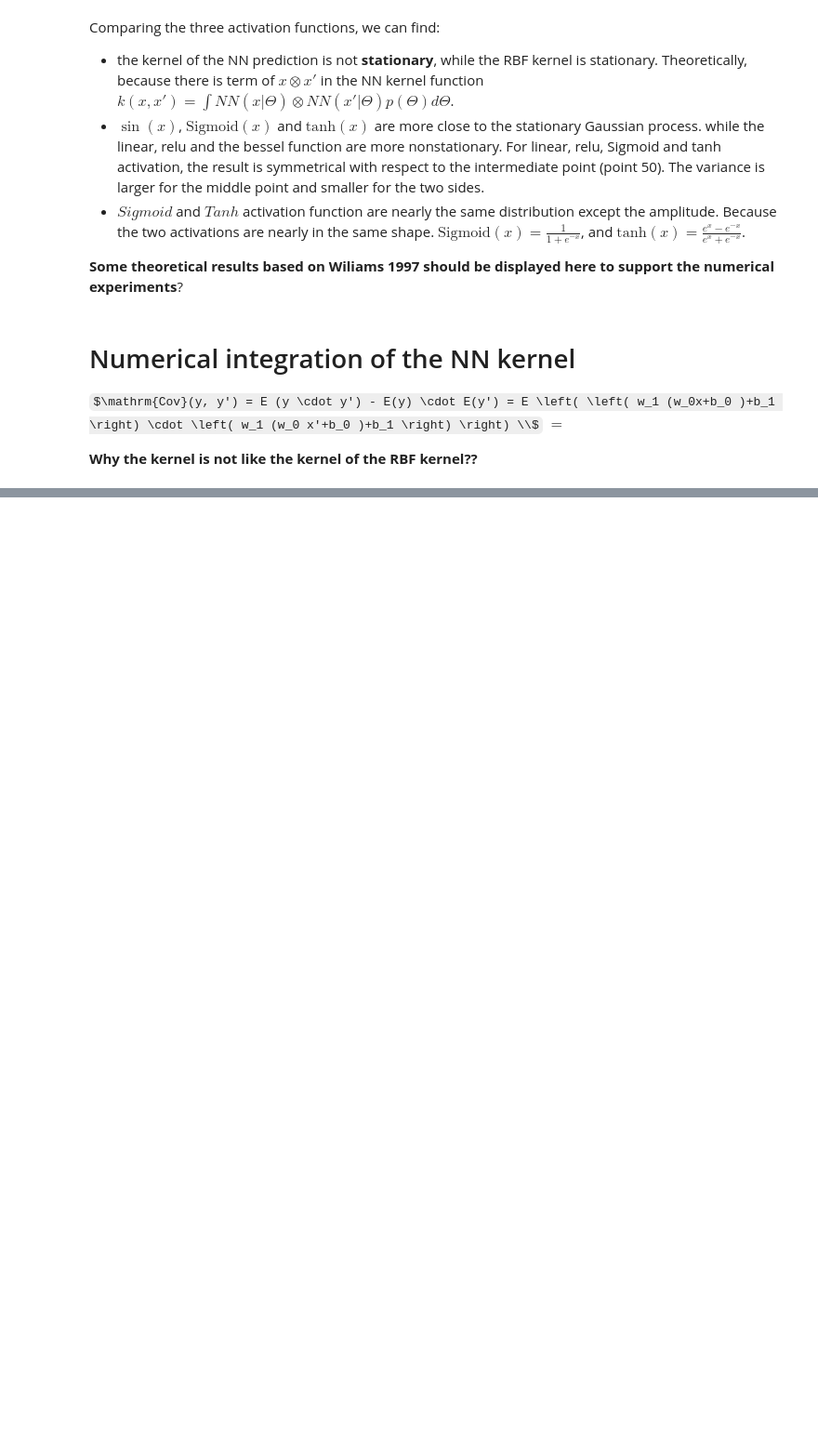
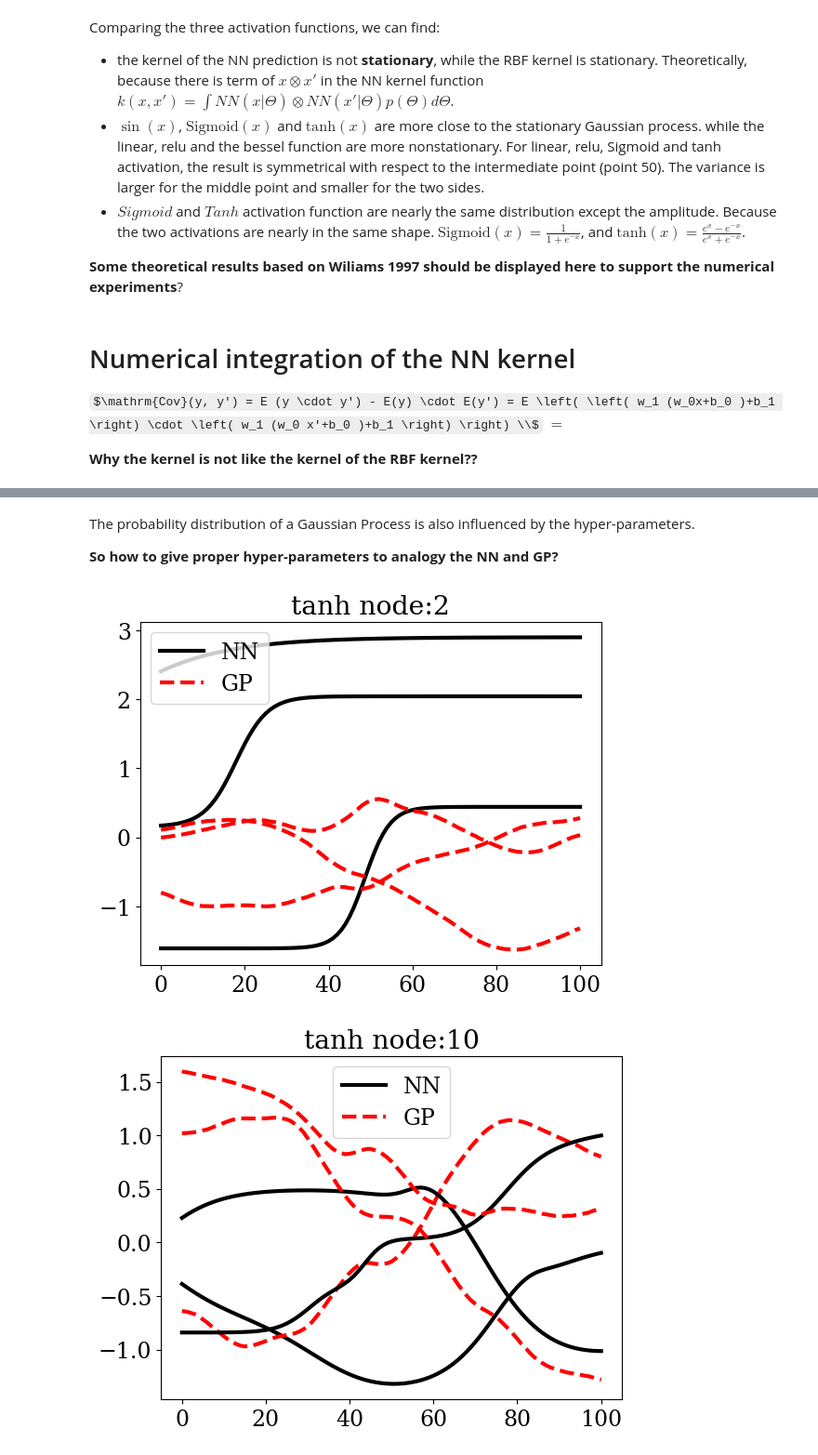
Before and after one commit to guanshaoheng/gaussian_nn_tugraz, a Jupyter notebook: link_NN_Gaussian/NN_is_GP.ipynb, the cells around one changed output, grey strips where cells are left out. Shown at 93% size. Saved outputs shown, nothing was run; the diff lists cells and outputs as text; code cells hidden in the pictures; some formulas as TeX source; blank space fills up the shorter version.

```diff
--- a/link_NN_Gaussian/NN_is_GP.ipynb
+++ b/link_NN_Gaussian/NN_is_GP.ipynb
@@ -342,0 +370,29 @@ for i in ['linear', 'sigmoid', 'tanh', 'relu', 'sin', 'bessel']:
+# %% [markdown]
+The probability distribution of a Gaussian Process is also influenced by the hyper-parameters.
+
+**So how to give proper hyper-parameters to analogy the NN and GP?**
+# %%
+def plot_samples(hidden_node, activation = 'tanh', num_samples=1000):
+
+    # compute the NN kernel then used in the Gaussian sampling
+    y_nn = rand_gen_NN(hidden=hidden_node, num_samples=num_samples, activation=activation)
+    k_nn = np.einsum('mi, mj->ij', y_nn, y_nn)/num_samples
+
+    y_gp = np.random.multivariate_normal(mean=np.zeros(nx), cov=k_nn, size=3)
+
+    y = rand_gen_NN(hidden=hidden_node, num_samples=num_samples, activation=activation)
+    plt.title('%s node:%d' % (activation, hidden_node))
+    plt.plot(y[0].T, 'k', label='NN')
+    plt.plot(y_gp[0].T, '--r', label='GP')
+    plt.plot(y[1:3].T, 'k')
+    plt.plot(y_gp[1:3].T, '--r')
+    plt.legend()
+    fig=plt.gcf()
+    fig.savefig('figs/gaussian_NN_sample_based_on_NNkernel_%s_node%d.jpg' % (activation, hidden_node),
+                dpi=200)
+    plt.show()
+for hidden_node in [2, 10, 100, 1000]:
+    plot_samples(hidden_node=hidden_node)
+# %% [output]
+[figure, added]
+[figure, added]
```
Also changed, not shown: parts of 14 cells of this notebook.
